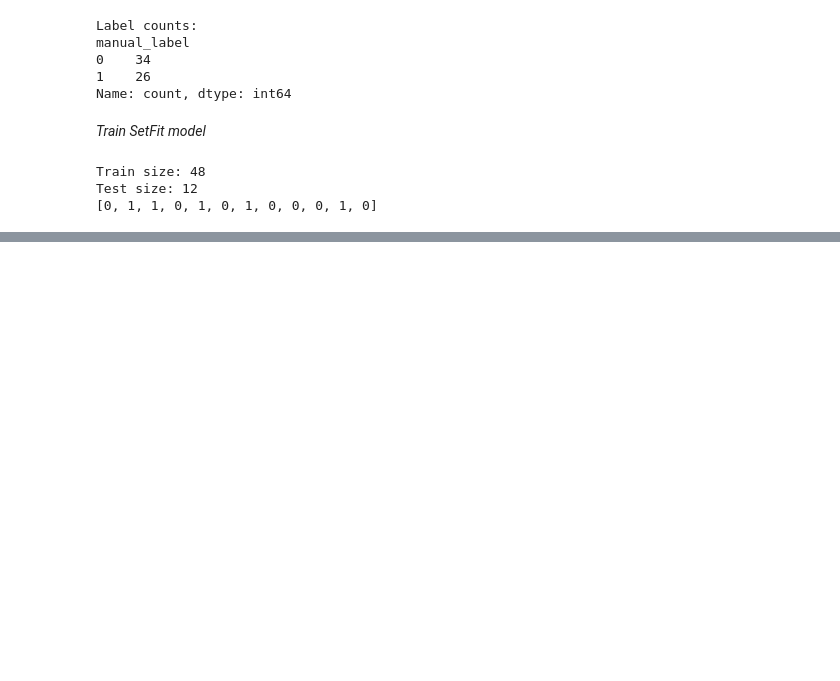
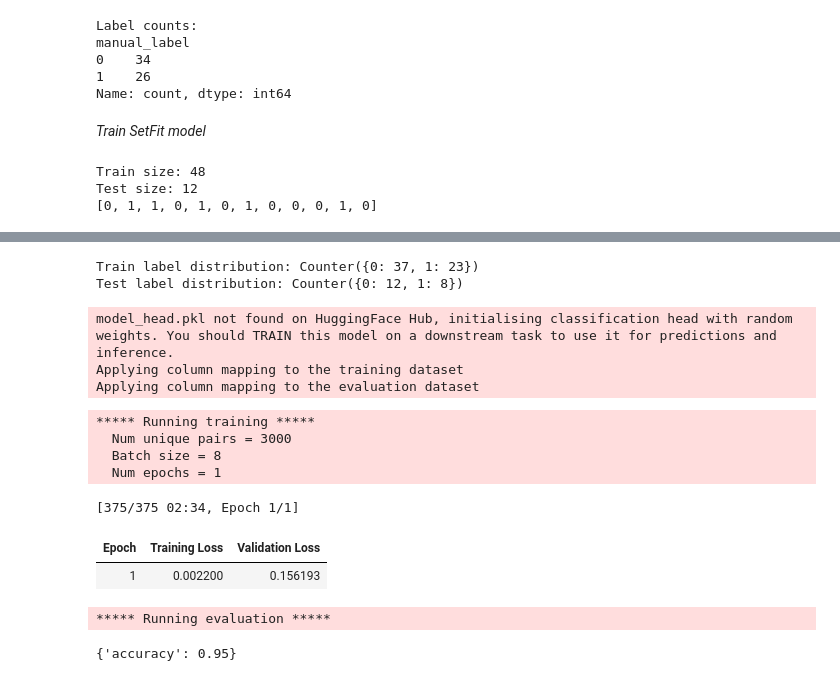
Before and after one commit to alex-jk/SE-reddit-analysis, a Jupyter notebook: reddit-analysis.ipynb, the cells around one changed output, grey strips where cells are left out. Cells and saved outputs as stored; diff of their text form; code cells hidden in the pictures; blank space fills up the shorter version.

```diff
--- a/reddit-analysis.ipynb
+++ b/reddit-analysis.ipynb
@@ -421,0 +515,58 @@ Error: Trainer.__init__() got an unexpected keyword argument 'loss'
+# %%
+X_train, X_test, y_train, y_test = train_test_split(
+    sentence_df['text'].tolist(),
+    sentence_df['label'].tolist(),
+    test_size=0.25,
+    stratify=sentence_df['label'],
+    random_state=42
+)
+
+train_dataset = Dataset.from_dict({"text": X_train, "label": y_train})
+test_dataset = Dataset.from_dict({"text": X_test, "label": y_test})
+
+print("Train label distribution:", Counter(y_train))
+print("Test label distribution:", Counter(y_test))
+# %% [output]
+Train label distribution: Counter({0: 37, 1: 23})
+Test label distribution: Counter({0: 12, 1: 8})
+# %%
+model = SetFitModel.from_pretrained(
+    "sentence-transformers/all-MiniLM-L6-v2",
+    labels=list(set(y_train))
+)
+
+args = TrainingArguments(
+    batch_size=8,
+    num_epochs=1,
+    num_iterations=25,
+    eval_strategy="epoch",
+    save_strategy="epoch",
+    load_best_model_at_end=True,
+)
+
+trainer = Trainer(
+    model=model,
+    args=args,
+    train_dataset=train_dataset,
+    eval_dataset=test_dataset,
+    metric="accuracy",
+    column_mapping={"text": "text", "label": "label"}
+)
+
+# ✅ Train & evaluate
+trainer.train()
+metrics = trainer.evaluate()
+print(metrics)
+# %% [output]
+model_head.pkl not found on HuggingFace Hub, initialising classification head with random weights. You should TRAIN this model on a downstream task to use it for predictions and inference.
+Applying column mapping to the training dataset
+Applying column mapping to the evaluation dataset
+***** Running training *****
+  Num unique pairs = 3000
+  Batch size = 8
+  Num epochs = 1
+[375/375 02:34, Epoch 1/1]
+| Epoch | Training Loss | Validation Loss |
+| 1 | 0.002200 | 0.156193 |
+***** Running evaluation *****
+{'accuracy': 0.95}
```
Also changed, not shown: parts of 11 cells of this notebook, 1 other file.
